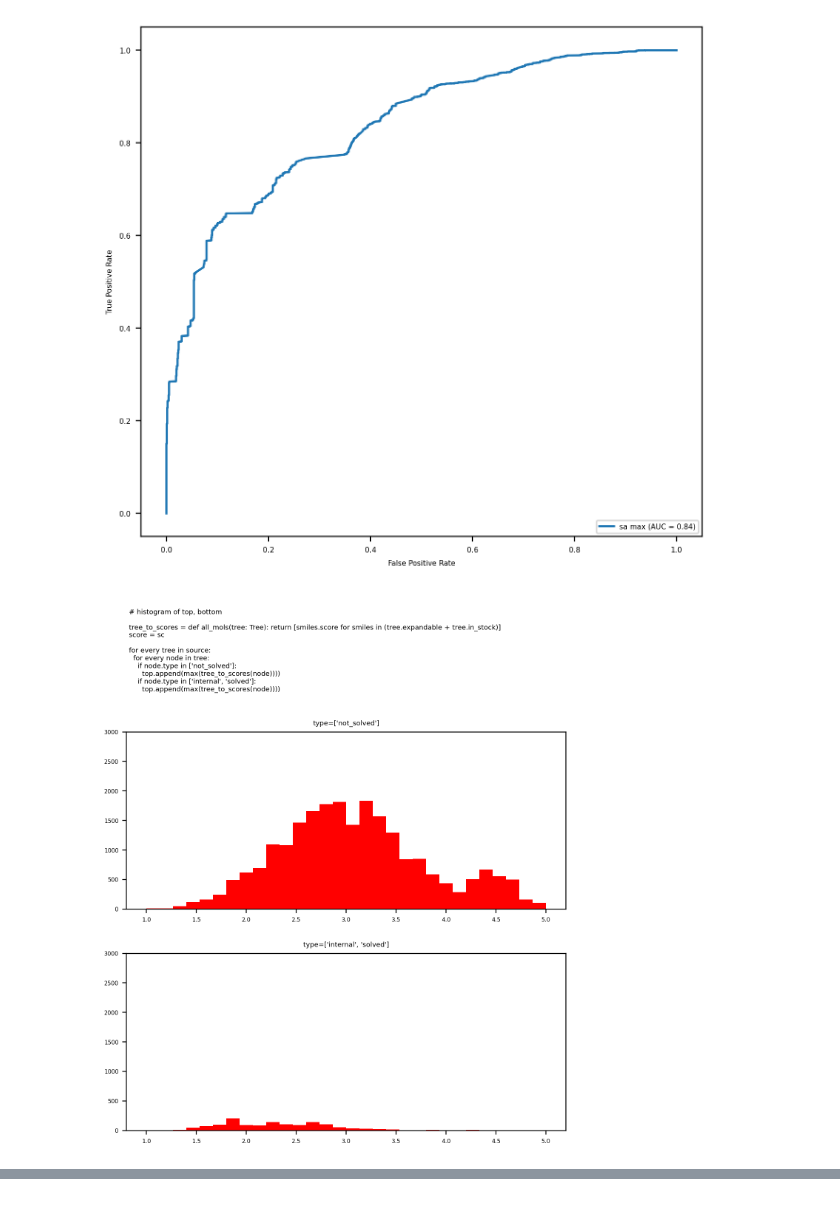
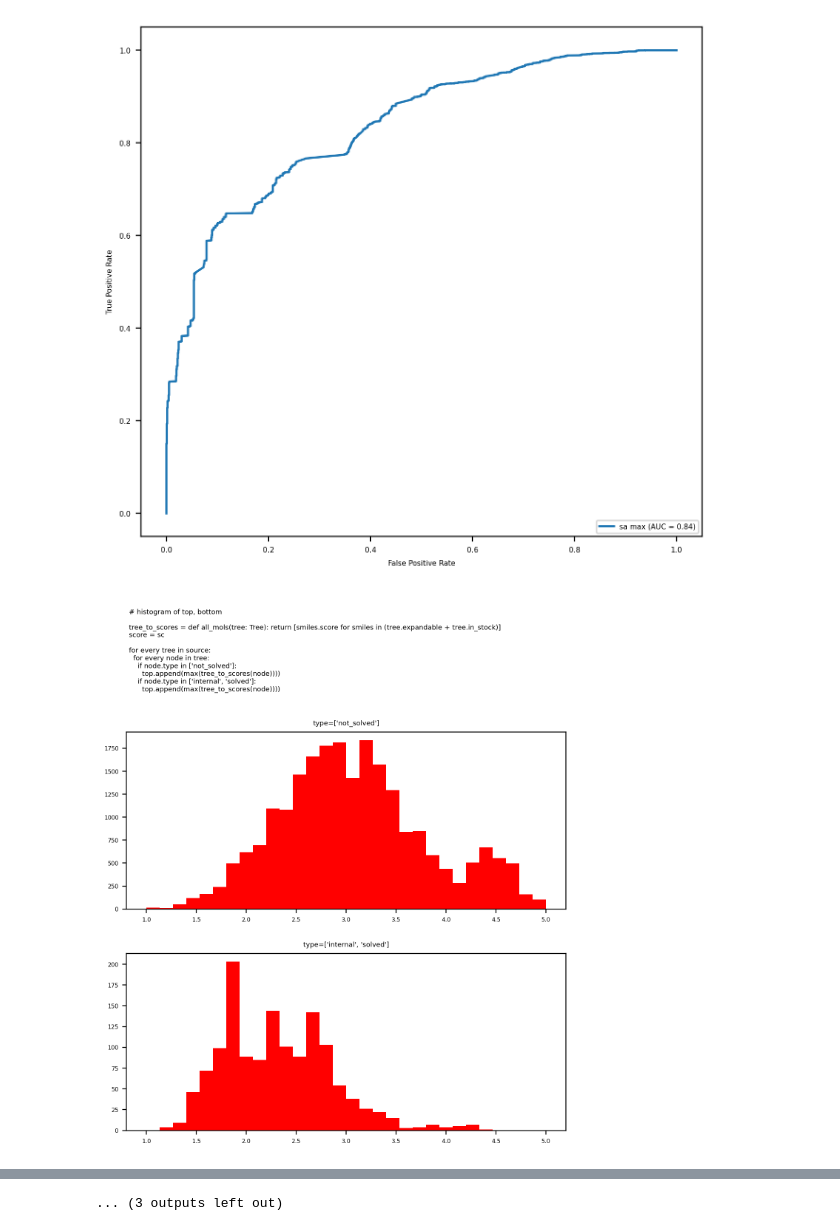
Before and after one commit to mateuszkitlas/mgr, a Jupyter notebook: stats_selected.ipynb, the cells around one changed output, grey strips where cells are left out. Cells and saved outputs as stored; diff of their text form; code cells hidden in the pictures.

Commit message:
auto y lim for ROC histograms

```diff
--- a/stats_selected.ipynb
+++ b/stats_selected.ipynb
@@ -35,6 +35,7 @@ for ttype, btype, agg_tuple, score_getter in [
     f(["not_solved"], ["solved"], max, sa),
     f(["not_solved"], ["solved"], max, sc),
     f(["solved"], ["not_solved"], max, mf),
+    f(["solved"], ["not_solved"], min, mf),
 ]:
     histogram_top_bottom(ttype, btype, all_mols, agg_tuple, score_getter, detailed)
 # %% [output]
@@ -43,3 +44,3 @@ ALL (22/49 solved); { "internal": { "expandable": 1110, "in_stock": 793, "count"
 [figure]
-[figure, old version]
+[figure, new version]
 [figure]
@@ -53,0 +54 @@ ALL (22/49 solved); { "internal": { "expandable": 1110, "in_stock": 793, "count"
+... (3 outputs left out)
```
Also changed, not shown: parts of 1 cell of this notebook, 1 other file.
